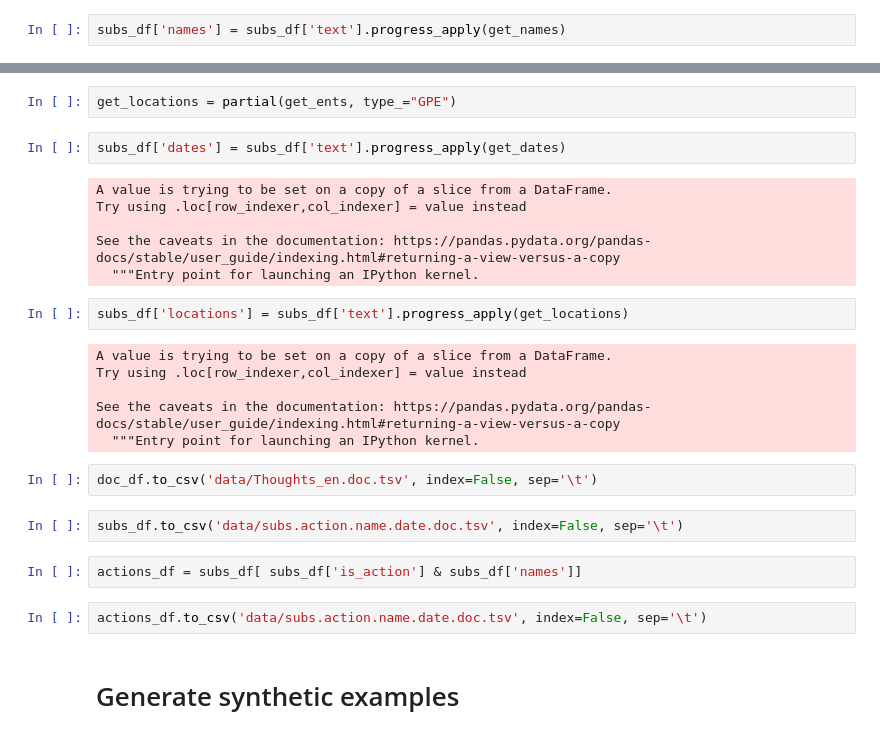
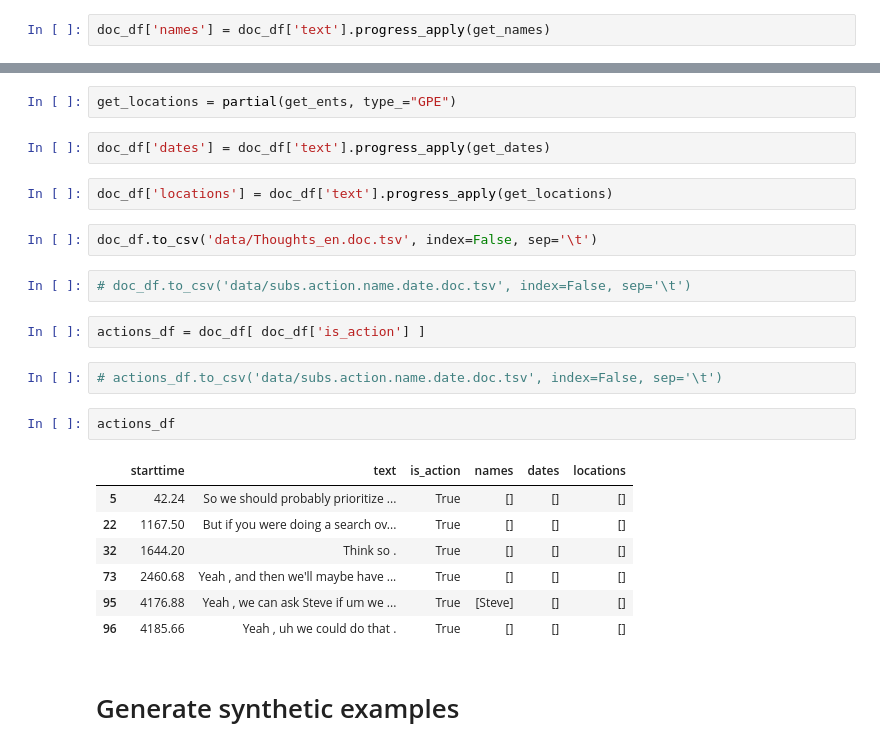
Before and after one commit to jvalansi/notebooks, a Jupyter notebook: doclassifier5.ipynb, the cells around one changed output, grey strips where cells are left out. Drawn from its saved outputs; the diff is of its cells as text.

```diff
--- a/doclassifier5.ipynb
+++ b/doclassifier5.ipynb
@@ -233,7 +235,7 @@ def get_names(sent):
         names.append(token)
     return names
 # %%
-subs_df['names'] = subs_df['text'].progress_apply(get_names)
+doc_df['names'] = doc_df['text'].progress_apply(get_names)
 # %%
 def get_ents(sent, type_):
     sentence = nlp(sent)
@@ -247,29 +249,27 @@ get_dates = partial(get_ents, type_="DATE")
 # %%
 get_locations = partial(get_ents, type_="GPE")
 # %%
-subs_df['dates'] = subs_df['text'].progress_apply(get_dates)
+doc_df['dates'] = doc_df['text'].progress_apply(get_dates)
-# %% [output]
-A value is trying to be set on a copy of a slice from a DataFrame.
-Try using .loc[row_indexer,col_indexer] = value instead
-
-See the caveats in the documentation: https://pandas.pydata.org/pandas-docs/stable/user_guide/indexing.html#returning-a-view-versus-a-copy
-  """Entry point for launching an IPython kernel.
 # %%
-subs_df['locations'] = subs_df['text'].progress_apply(get_locations)
+doc_df['locations'] = doc_df['text'].progress_apply(get_locations)
-# %% [output]
-A value is trying to be set on a copy of a slice from a DataFrame.
-Try using .loc[row_indexer,col_indexer] = value instead
-
-See the caveats in the documentation: https://pandas.pydata.org/pandas-docs/stable/user_guide/indexing.html#returning-a-view-versus-a-copy
-  """Entry point for launching an IPython kernel.
 # %%
 doc_df.to_csv('data/Thoughts_en.doc.tsv', index=False, sep='\t')
 # %%
-subs_df.to_csv('data/subs.action.name.date.doc.tsv', index=False, sep='\t')
+# doc_df.to_csv('data/subs.action.name.date.doc.tsv', index=False, sep='\t')
-# %%
-actions_df = subs_df[ subs_df['is_action'] & subs_df['names']]
+# %%
+actions_df = doc_df[ doc_df['is_action'] ]
 # %%
-actions_df.to_csv('data/subs.action.name.date.doc.tsv', index=False, sep='\t')
+# actions_df.to_csv('data/subs.action.name.date.doc.tsv', index=False, sep='\t')
+# %%
+actions_df
+# %% [output]
+|  | starttime | text | is_action | names | dates | locations |
+| 5 | 42.24 | So we should probably prioritize ... | True | [] | [] | [] |
+| 22 | 1167.50 | But if you were doing a search ov... | True | [] | [] | [] |
+| 32 | 1644.20 | Think so . | True | [] | [] | [] |
+| 73 | 2460.68 | Yeah , and then we'll maybe have ... | True | [] | [] | [] |
+| 95 | 4176.88 | Yeah , we can ask Steve if um we ... | True | [Steve] | [] | [] |
+| 96 | 4185.66 | Yeah , uh we could do that . | True | [] | [] | [] |
 # %% [markdown]
 # Generate synthetic examples
 # %%
```
Also changed, not shown: parts of 21 cells of this notebook.
